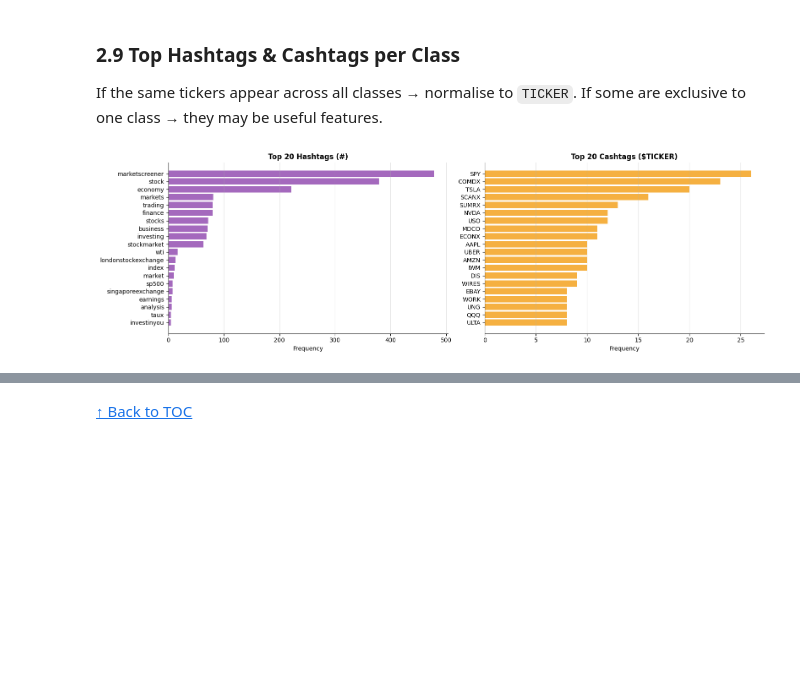
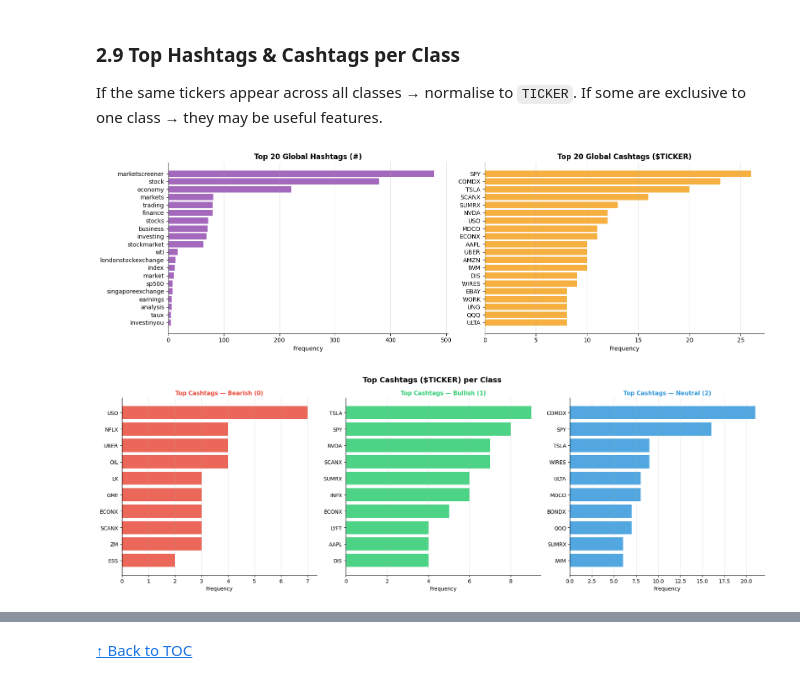
Before and after one commit to rodbarretoteixeira/Text_Mining, a Jupyter notebook: projeto/tm_tests_xx.ipynb, the cells around one changed output, grey strips where cells are left out. Saved outputs shown, nothing was run; the diff lists cells and outputs as text; code cells hidden in the pictures; blank space fills up the shorter version.

```diff
--- a/projeto/tm_tests_xx.ipynb
+++ b/projeto/tm_tests_xx.ipynb
@@ -783,32 +783,68 @@ tilde (~)            | 0.6989     | ns  (Not Significant)
 
 If the same tickers appear across all classes → normalise to `TICKER`. If some are exclusive to one class → they may be useful features.
 # %%
+
+### 2.9 Top Hashtags & Cashtags per Class
+
+df_original = pd.read_csv('train.csv')
+
+# ── 1. Global Extraction ─────────────────────────────────────────────────────
 all_hashtags = []
-for txt in df['text']:
+for txt in df_original['text']:
     all_hashtags.extend(re.findall(r'#(\w+)', str(txt).lower()))
 top_hashtags = Counter(all_hashtags).most_common(20)
 
-all_cashtags_raw = []
-for txt in df['text']:
-    all_cashtags_raw.extend(re.findall(r'\$([A-Za-z]{1,5})', str(txt).upper()))
+def get_cashtags(text):
+    return re.findall(r'\$([A-Za-z]{1,5})', str(text).upper())
+
+df_original['cashtags']   = df_original['text'].apply(get_cashtags)
+df_original['n_cashtags'] = df_original['cashtags'].str.len()
+
+all_cashtags_raw = [c for cashtags in df_original['cashtags'] for c in cashtags]
 top_cashtags = Counter(all_cashtags_raw).most_common(20)
 
+# Global Visualisation (1x2 Plot)
 fig, axes = plt.subplots(1, 2, figsize=(16, 5))
 if top_hashtags:
     wh, ch = zip(*top_hashtags)
     axes[0].barh(list(reversed(wh)), list(reversed(ch)),
                  color='#8e44ad', edgecolor='none', alpha=0.8)
-    axes[0].set_title('Top 20 Hashtags (#)', fontsize=12, fontweight='bold')
+    axes[0].set_title('Top 20 Global Hashtags (#)', fontsize=12, fontweight='bold')
     axes[0].set_xlabel('Frequency'); axes[0].grid(axis='x', alpha=0.3)
     axes[0].spines[['top','right']].set_visible(False)
+
 if top_cashtags:
     wc, cc = zip(*top_cashtags)
     axes[1].barh(list(reversed(wc)), list(reversed(cc)),
                  color='#f39c12', edgecolor='none', alpha=0.8)
-    axes[1].set_title('Top 20 Cashtags ($TICKER)', fontsize=12, fontweight='bold')
+    axes[1].set_title('Top 20 Global Cashtags ($TICKER)', fontsize=12, fontweight='bold')
     axes[1].set_xlabel('Frequency'); axes[1].grid(axis='x', alpha=0.3)
     axes[1].spines[['top','right']].set_visible(False)
 plt.tight_layout()
 plt.show()
+
+
+# Class-specific Visualisation (1x3 Plot)
+fig, axes = plt.subplots(1, 3, figsize=(18, 6))
+for lbl, ax in zip([0, 1, 2], axes):
+    subset   = df_original[df_original['label'] == lbl]['cashtags']
+    all_cash = [c for cashtags in subset for c in cashtags]
+    top      = Counter(all_cash).most_common(10)
+
+    if top:
+        words, counts = zip(*top)
+        ax.barh(list(reversed(words)), list(reversed(counts)),
+                color=CLASS_COLORS[lbl], edgecolor='none', alpha=0.85)
+
+    ax.set_title(f'Top Cashtags — {CLASS_NAMES[lbl]}',
+                 fontsize=11, fontweight='bold', color=CLASS_COLORS[lbl])
+    ax.set_xlabel('Frequency')
+    ax.grid(axis='x', alpha=0.3)
+    ax.spines[['top', 'right']].set_visible(False)
+
+plt.suptitle('Top Cashtags ($TICKER) per Class', fontsize=14, fontweight='bold')
+plt.tight_layout()
+plt.show()
 # %% [output]
-[figure, old version]
+[figure, new version]
+[figure, added]
```
Also changed, not shown: parts of 1 cell of this notebook.
